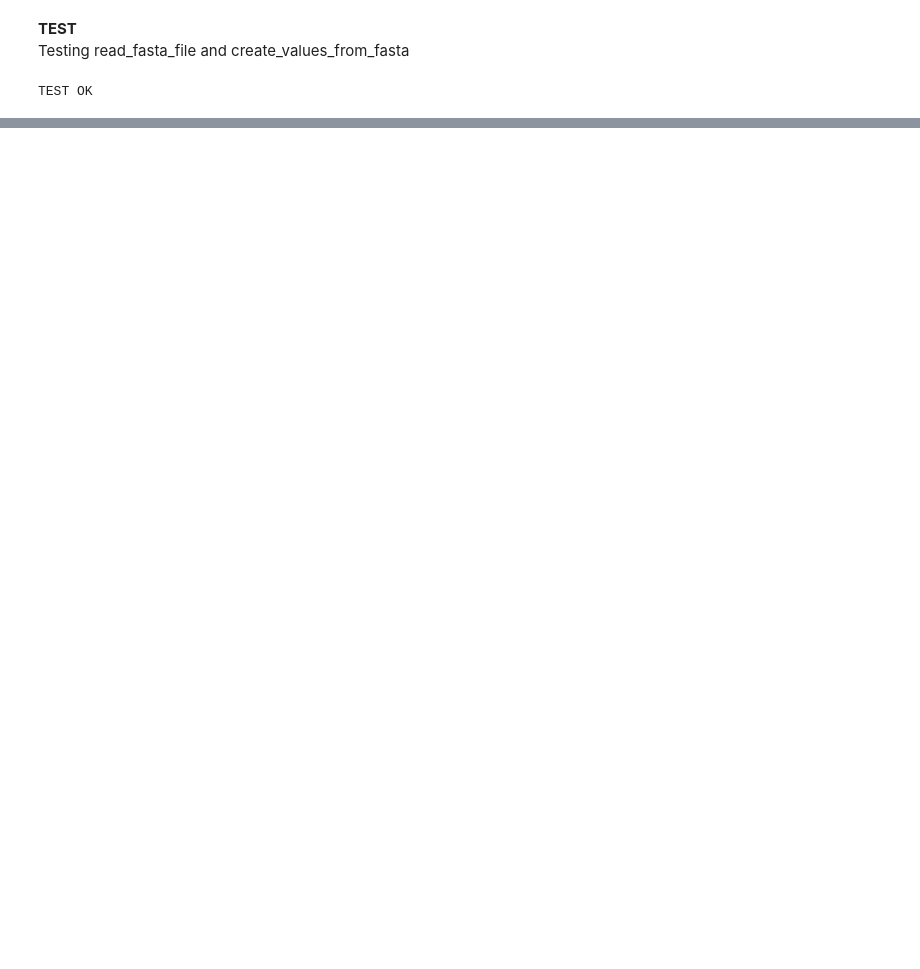
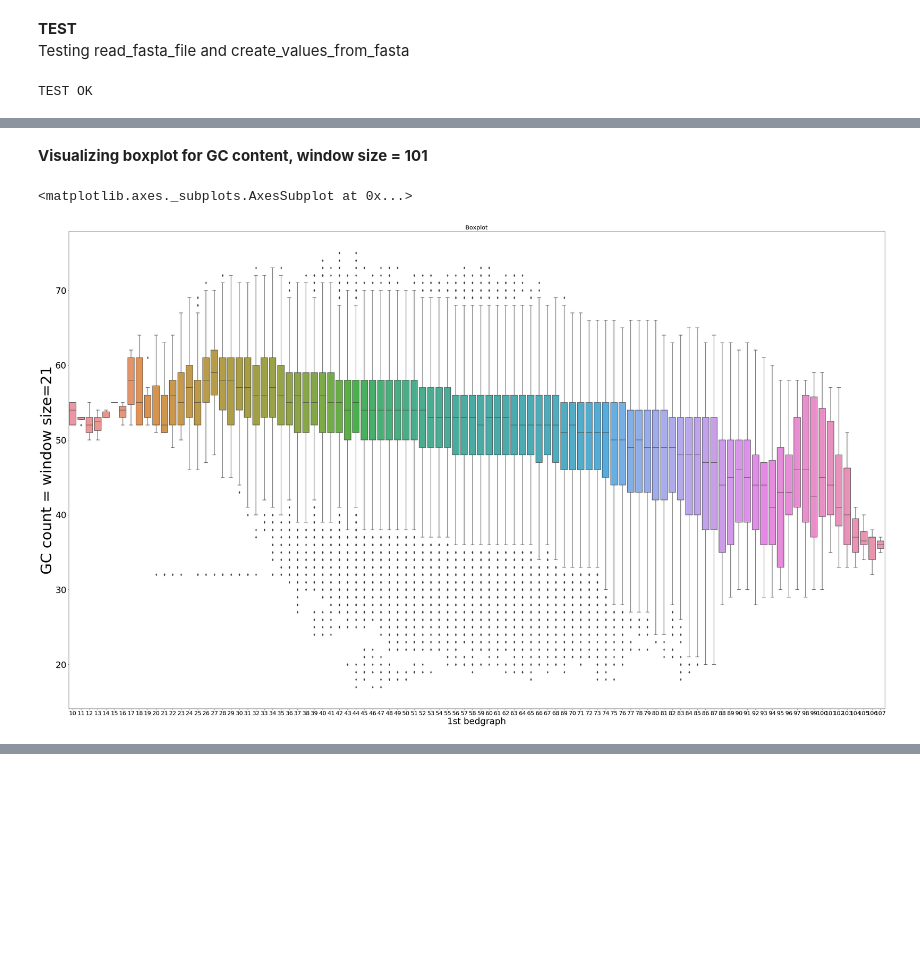
Before and after one commit to evicy/semestral_project, a Jupyter notebook: projekt.ipynb, the cells around one changed output, grey strips where cells are left out. Saved outputs shown, nothing was run; the diff lists cells and outputs as text; code cells hidden in the pictures; blank space fills up the shorter version.

```diff
--- a/projekt.ipynb
+++ b/projekt.ipynb
@@ -198,0 +245,13 @@ make_heatmap(bg1, values)
+# %% [markdown]
+**Visualizing boxplot for GC content, window size = 101**
+# %%
+plt.figure(figsize=(50,30))
+plt.xticks(fontsize=20)
+plt.yticks(fontsize=30)
+plt.title('Boxplot', fontsize=20)
+plt.xlabel('1st bedgraph', fontsize=30)
+plt.ylabel('GC count = window size=21', fontsize=50)
+sns.boxplot(x=bg1, y=values)
+# %% [output]
+<matplotlib.axes._subplots.AxesSubplot at 0x...>
+[figure, added]
```
Also changed, not shown: parts of 19 cells of this notebook.
